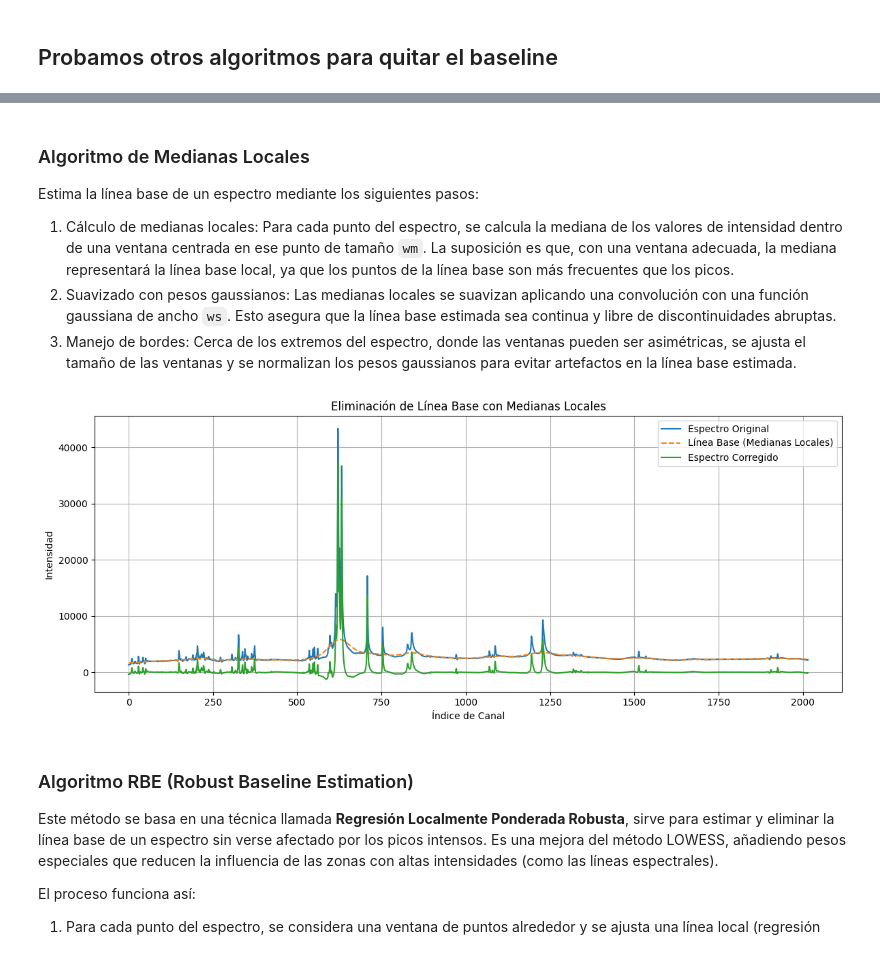
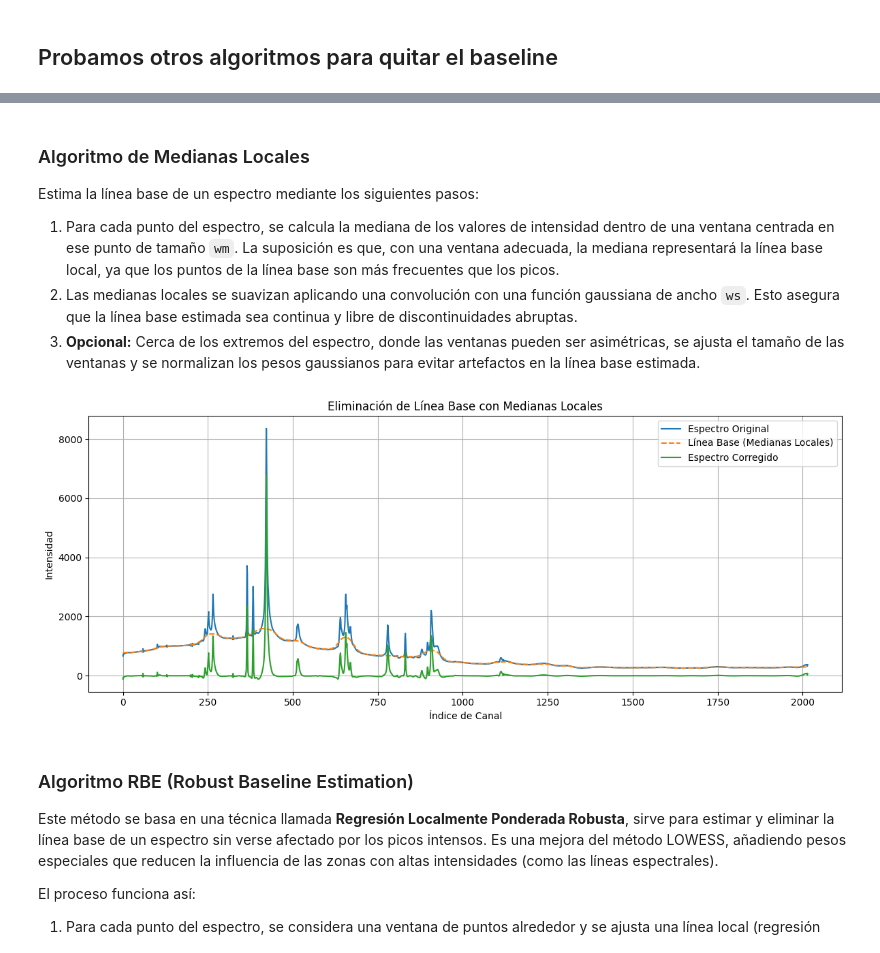
Before and after one commit to elsamoreno/LIBS_QUANTIFICATION_INTA, a Jupyter notebook: bckgrnd_remvl.ipynb, the cells around one changed output, grey strips where cells are left out. Cells and saved outputs as stored; diff of their text form; code cells hidden in the pictures.

```diff
--- a/bckgrnd_remvl.ipynb
+++ b/bckgrnd_remvl.ipynb
@@ -44,7 +44,7 @@ datos_UV2 = leer_archivo_txt(UV2)
 datos_VIS = leer_archivo_txt(VIS)
 datos_NIR = leer_archivo_txt(NIR)
 
-espectro_UV1 = datos_UV1['Scope Corrected for Dark'].values
+espectro_UV1 = datos_NIR['Scope Corrected for Dark'].values
 wavelength = datos_UV1['Wave'].values
 
 #Le quitamos los extremos que no aportan nada
@@ -125,7 +125,7 @@ Un spline es una curva suave que pasa por un conjunto de puntos y que no tiene e
 x_min = np.array(refined_minima_idxs)
 y_min = spectrum_padded[x_min]
 
-spline = CubicSpline(x_min, y_min)
+spline = CubicSpline(x_min, y_min, bc_type= 'natural')
 continuum = spline(np.arange(len(spectrum_padded)))
 # %% [markdown]
 ### Corregimos el espectro
@@ -271,9 +358,9 @@ plt.show()
 # %% [markdown]
 ### Algoritmo de Medianas Locales
 Estima la línea base de un espectro mediante los siguientes pasos:
-1. Cálculo de medianas locales: Para cada punto del espectro, se calcula la mediana de los valores de intensidad dentro de una ventana centrada en ese punto de tamaño `wm`. La suposición es que, con una ventana adecuada, la mediana representará la línea base local, ya que los puntos de la línea base son más frecuentes que los picos.
-2. Suavizado con pesos gaussianos: Las medianas locales se suavizan aplicando una convolución con una función gaussiana de ancho `ws`. Esto asegura que la línea base estimada sea continua y libre de discontinuidades abruptas.
-3. Manejo de bordes: Cerca de los extremos del espectro, donde las ventanas pueden ser asimétricas, se ajusta el tamaño de las ventanas y se normalizan los pesos gaussianos para evitar artefactos en la línea base estimada.
+1. Para cada punto del espectro, se calcula la mediana de los valores de intensidad dentro de una ventana centrada en ese punto de tamaño `wm`. La suposición es que, con una ventana adecuada, la mediana representará la línea base local, ya que los puntos de la línea base son más frecuentes que los picos.
+2. Las medianas locales se suavizan aplicando una convolución con una función gaussiana de ancho `ws`. Esto asegura que la línea base estimada sea continua y libre de discontinuidades abruptas.
+3. **Opcional:** Cerca de los extremos del espectro, donde las ventanas pueden ser asimétricas, se ajusta el tamaño de las ventanas y se normalizan los pesos gaussianos para evitar artefactos en la línea base estimada.
 # %%
 from scipy.ndimage import gaussian_filter1d
 
@@ -309,35 +396,35 @@ def local_medians_baseline(spectrum, wm=300, ws=300):
     half_wm = wm // 2
     for i in range(n):
         start = max(0, i - half_wm)
         end = min(n, i + half_wm + 1)
         local_medians[i] = np.median(spectrum[start:end])
 
     # Suavizar las medianas locales con una convolución gaussiana
     baseline = gaussian_filter1d(local_medians, sigma=ws/2)
 
     # Corregir el espectro restando la línea base
     spectrum_corrected = spectrum - baseline
 
     return baseline, spectrum_corrected
 
 
 # Calcular la línea base y el espectro corregido
-baseline, spectrum_corrected = local_medians_baseline(espectro_UV1, wm=50, ws=50)
+baseline, spectrum_corrected = local_medians_baseline(espectro_UV1, wm=70, ws=20)
 
 # Visualizar resultados
 plt.figure(figsize=(12, 5))
 plt.plot(espectro_UV1, label="Espectro Original")
 plt.plot(baseline, label="Línea Base (Medianas Locales)", linestyle='--')
 plt.plot(spectrum_corrected, label="Espectro Corregido")
 plt.legend()
 plt.title("Eliminación de Línea Base con Medianas Locales")
 plt.xlabel("Índice de Canal")
 plt.ylabel("Intensidad")
 plt.grid(True)
 plt.tight_layout()
 plt.show()
 # %% [output]
-[figure, old version]
+[figure, new version]
 # %% [markdown]
 ### Algoritmo RBE (Robust Baseline Estimation)
 Este método se basa en una técnica llamada **Regresión Localmente Ponderada Robusta**, sirve para estimar y eliminar la línea base de un espectro sin verse afectado por los picos intensos. Es una mejora del método LOWESS, añadiendo pesos especiales que reducen la influencia de las zonas con altas intensidades (como las líneas espectrales).
```
Also changed, not shown: parts of 10 cells of this notebook.
